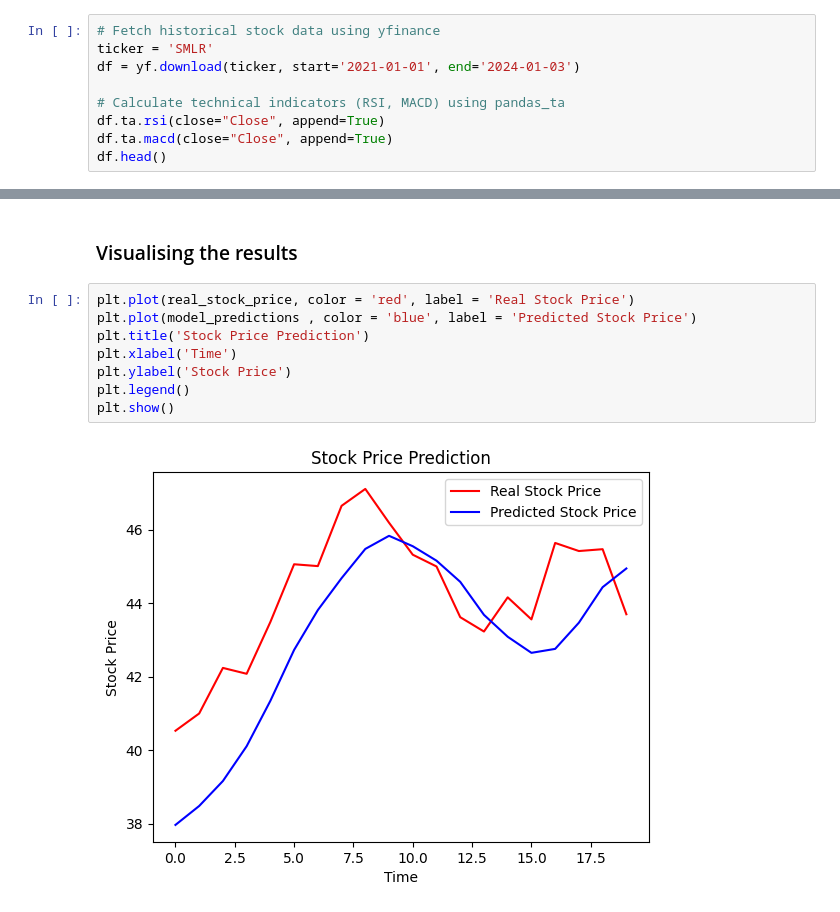
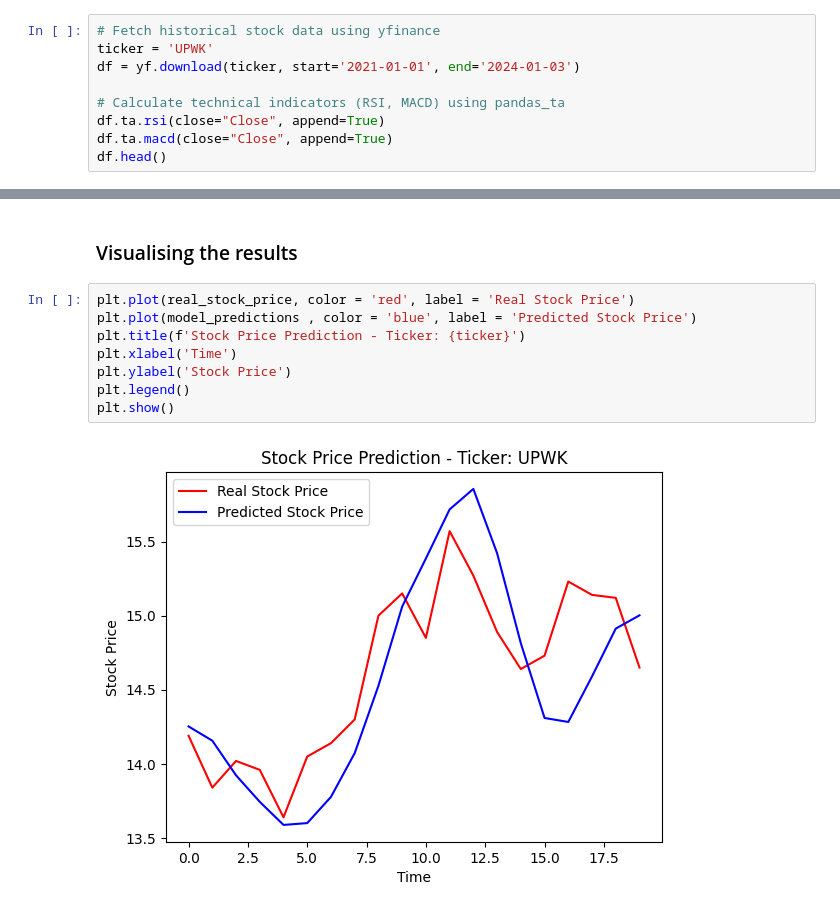
Before and after one commit to obeabi/Stocks_TSA, a Jupyter notebook: StockPrediction.ipynb, the cells around one changed output, grey strips where cells are left out. Saved outputs shown, nothing was run; the diff lists cells and outputs as text.

```diff
--- a/StockPrediction.ipynb
+++ b/StockPrediction.ipynb
@@ -33,7 +33,7 @@ from keras.layers import Dropout
 ## Fetch & Load the data
 # %%
 # Fetch historical stock data using yfinance
-ticker = 'SMLR'
+ticker = 'UPWK'
 df = yf.download(ticker, start='2021-01-01', end='2024-01-03')
 
 # Calculate technical indicators (RSI, MACD) using pandas_ta
@@ -286,10 +286,10 @@ Shape of X_test after reshaping: (20, 60, 4)
 # %%
 plt.plot(real_stock_price, color = 'red', label = 'Real Stock Price')
 plt.plot(model_predictions , color = 'blue', label = 'Predicted Stock Price')
-plt.title('Stock Price Prediction')
+plt.title(f'Stock Price Prediction - Ticker: {ticker}')
 plt.xlabel('Time')
 plt.ylabel('Stock Price')
 plt.legend()
 plt.show()
 # %% [output]
-[figure, old version]
+[figure, new version]
```
Also changed, not shown: parts of 8 cells of this notebook.
